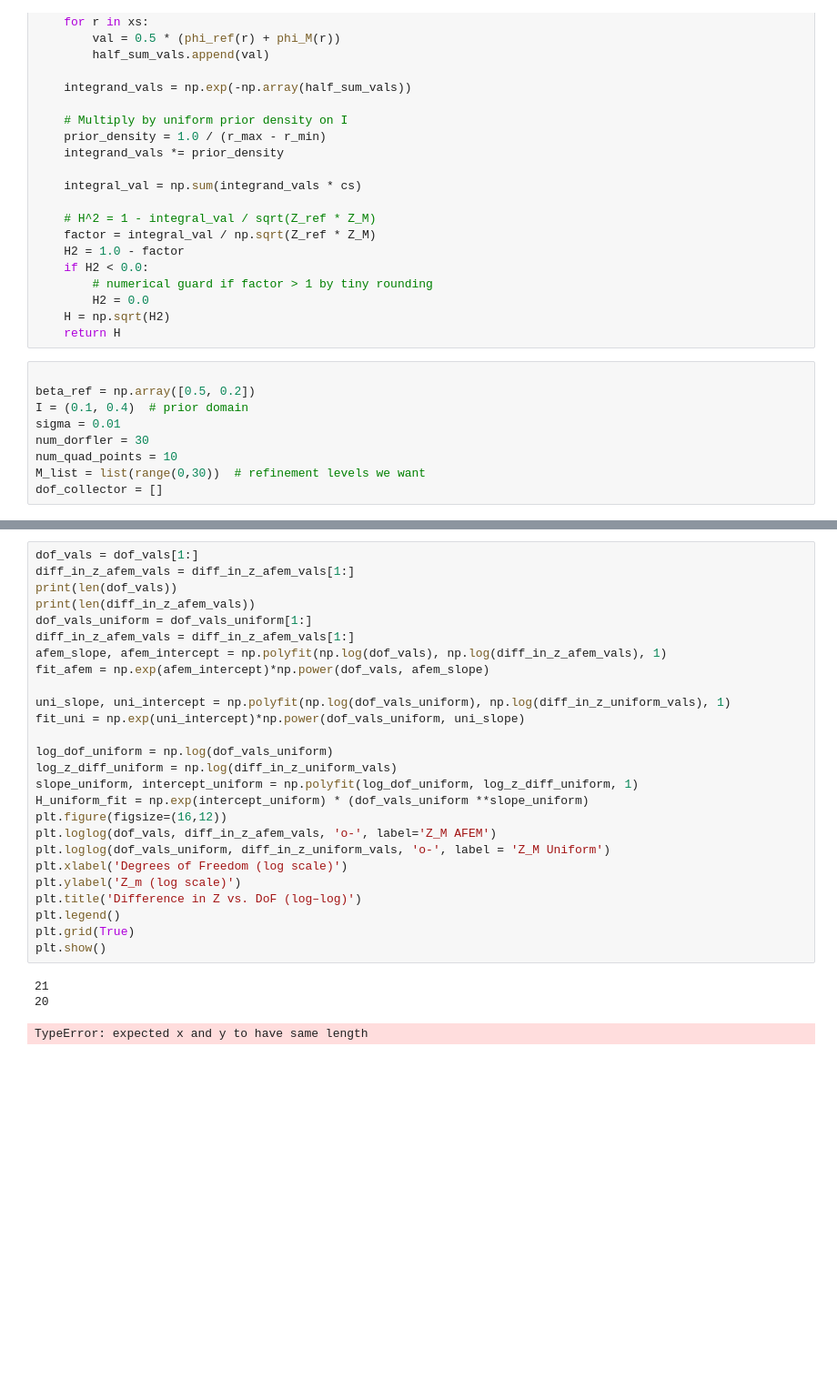
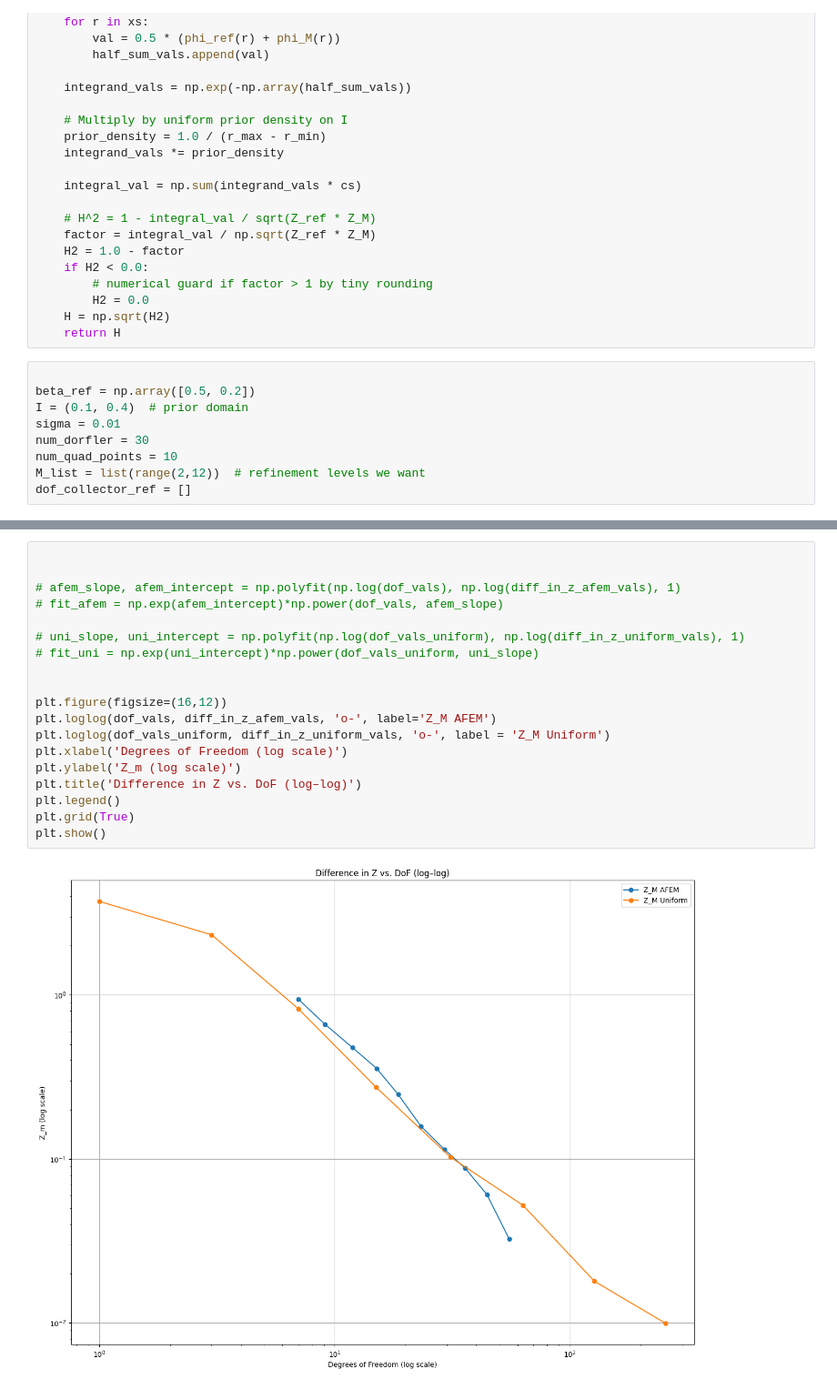
Before and after one commit to weiyuanoh/FYP, a Jupyter notebook: Hellinger Distance 2.ipynb, the cells around one changed output, grey strips where cells are left out. Shown at 91% size. Drawn from its saved outputs; the diff is of its cells as text; blank space fills up the shorter version.

```diff
--- a/Hellinger Distance 2.ipynb
+++ b/Hellinger Distance 2.ipynb
@@ -742,8 +742,8 @@ I = (0.1, 0.4)  # prior domain
 sigma = 0.01
 num_dorfler = 30
 num_quad_points = 10
-M_list = list(range(0,30))  # refinement levels we want
-dof_collector = []
+M_list = list(range(2,12))  # refinement levels we want
+dof_collector_ref = []
 # %%
 np.random.seed(123)
 final_mesh_ref, c_sol_ref, _ = refinement_loop2(beta = beta_ref, num_dorfler=num_dorfler)
@@ -871,33 +880,24 @@ print(len(diff_in_z_afem_vals))
 # %%
-dof_vals = dof_vals[1:]
-diff_in_z_afem_vals = diff_in_z_afem_vals[1:]
-print(len(dof_vals))
-print(len(diff_in_z_afem_vals))
-dof_vals_uniform = dof_vals_uniform[1:]
-diff_in_z_afem_vals = diff_in_z_afem_vals[1:]
-afem_slope, afem_intercept = np.polyfit(np.log(dof_vals), np.log(diff_in_z_afem_vals), 1)
-fit_afem = np.exp(afem_intercept)*np.power(dof_vals, afem_slope)
 
-uni_slope, uni_intercept = np.polyfit(np.log(dof_vals_uniform), np.log(diff_in_z_uniform_vals), 1)
-fit_uni = np.exp(uni_intercept)*np.power(dof_vals_uniform, uni_slope)
 
-log_dof_uniform = np.log(dof_vals_uniform)
-log_z_diff_uniform = np.log(diff_in_z_uniform_vals)
-slope_uniform, intercept_uniform = np.polyfit(log_dof_uniform, log_z_diff_uniform, 1)
-H_uniform_fit = np.exp(intercept_uniform) * (dof_vals_uniform **slope_uniform)
+# afem_slope, afem_intercept = np.polyfit(np.log(dof_vals), np.log(diff_in_z_afem_vals), 1)
+# fit_afem = np.exp(afem_intercept)*np.power(dof_vals, afem_slope)
+
+# uni_slope, uni_intercept = np.polyfit(np.log(dof_vals_uniform), np.log(diff_in_z_uniform_vals), 1)
+# fit_uni = np.exp(uni_intercept)*np.power(dof_vals_uniform, uni_slope)
+
+
 plt.figure(figsize=(16,12))
 plt.loglog(dof_vals, diff_in_z_afem_vals, 'o-', label='Z_M AFEM')
 plt.loglog(dof_vals_uniform, diff_in_z_uniform_vals, 'o-', label = 'Z_M Uniform')
 plt.xlabel('Degrees of Freedom (log scale)')
 plt.ylabel('Z_m (log scale)')
 plt.title('Difference in Z vs. DoF (log–log)')
 plt.legend()
 plt.grid(True)
 plt.show()
 # %% [output]
-21
-20
-TypeError: expected x and y to have same length
+[figure, added]
 # %%
 log_dof_afem = np.log(dof_vals)
 log_H_afem   = np.log(H_afem_vals)
```
Also changed, not shown: parts of 8 cells of this notebook.
